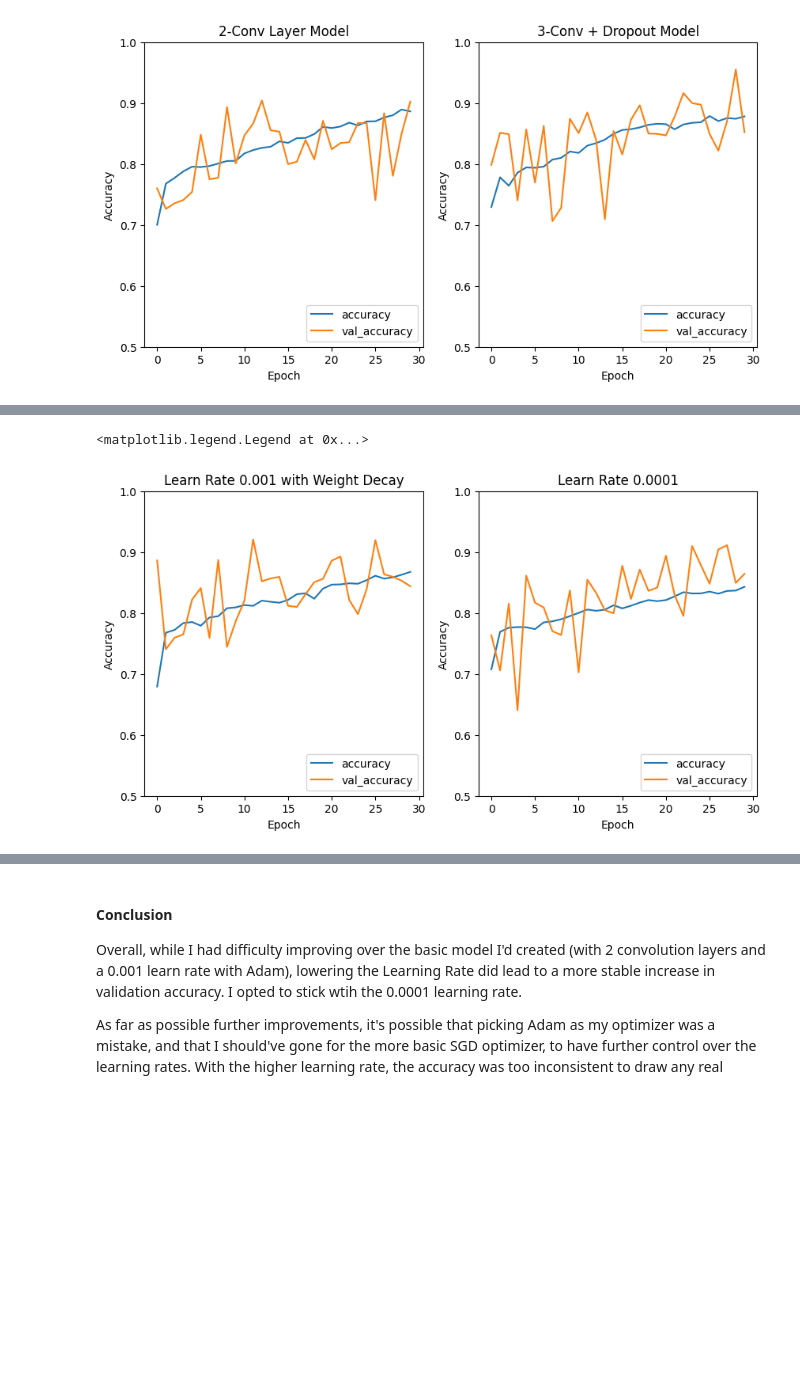
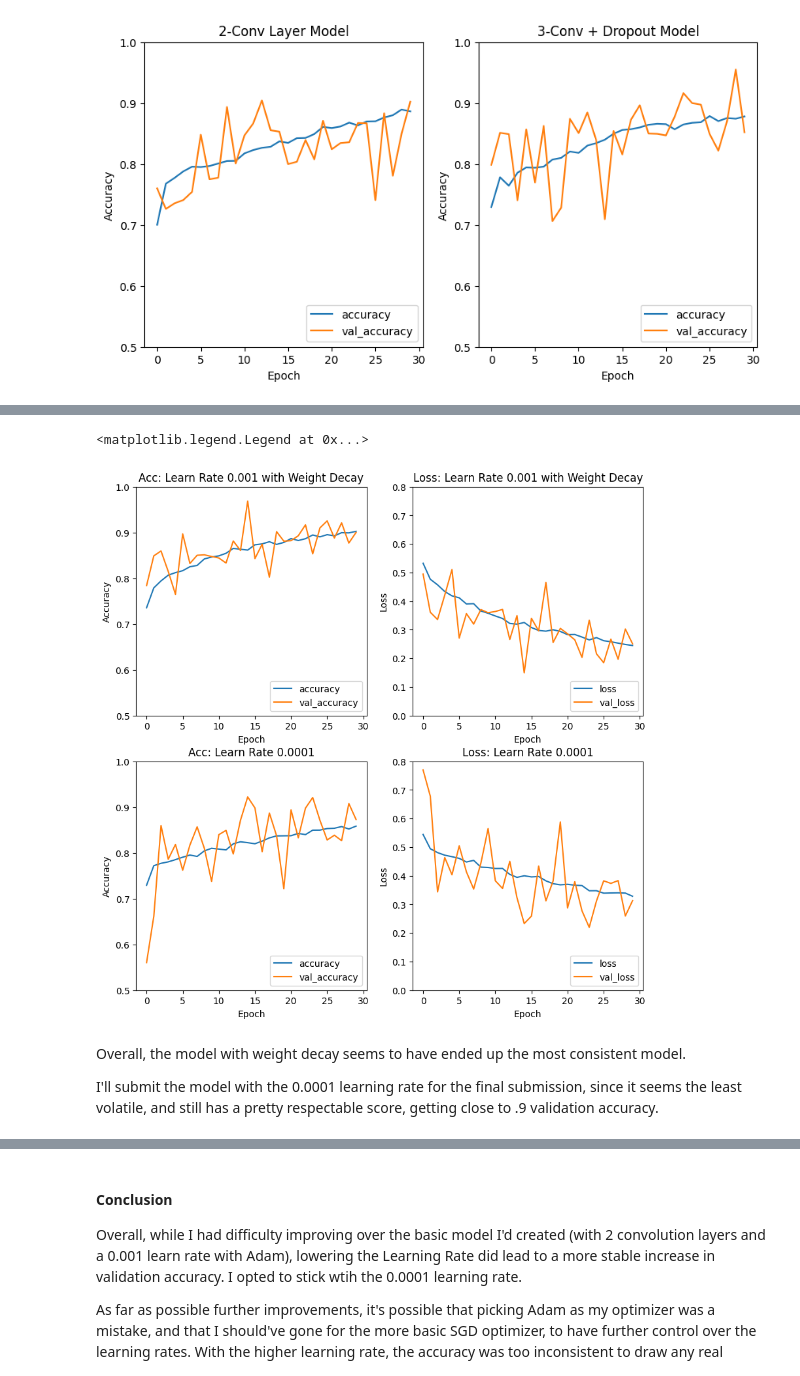
Before and after one commit to bxue2/Histopath-CNN, a Jupyter notebook: Histopath.ipynb, the cells around one changed output, grey strips where cells are left out. Cells and saved outputs as stored; diff of their text form; code cells hidden in the pictures; blank space fills up the shorter version.

```diff
--- a/Histopath.ipynb
+++ b/Histopath.ipynb
@@ -128,7 +127,7 @@ Creating the data generators for the training and validation data. Rescaling to
 # %%
 from tensorflow.keras.preprocessing.image import ImageDataGenerator
 
-BATCH_SIZE = 32
+BATCH_SIZE = 64
 IMG_SIZE = (96, 96)
 
 datagen = tf.keras.preprocessing.image.ImageDataGenerator(rescale=1./255, validation_split = 0.2)
@@ -139,7 +138,7 @@ train_generator = datagen.flow_from_dataframe(
     x_col = "id",
     y_col = "label",
     target_size = IMG_SIZE,
-    color_mode = "rgb",
+    # color_mode = "rgb",
     batch_size = BATCH_SIZE,
     class_mode = "binary",
     subset = "training",
@@ -153,13 +152,17 @@ validation_generator = datagen.flow_from_dataframe(
     x_col = "id",
     y_col = "label",
     target_size=IMG_SIZE,
-    color_mode = "rgb",
+    # color_mode = "rgb",
     batch_size = BATCH_SIZE,
     class_mode = "binary",
     subset = "validation",
     validate_filenames = False,
     seed = 10
 )
+
+x, y = next(iter(train_generator))
+print(x.shape)
+print(y.shape)
 # %% [output]
 Found 123213 non-validated image filenames belonging to 2 classes.
 Found 13201 non-validated image filenames belonging to 2 classes.
@@ -467,22 +472,42 @@ Epoch 30/30
 # %%
 # Graphs
-fig, (ax3, ax4) = plt.subplots(1, 2, figsize=(10, 5))
+fig, (ax3, ax4) = plt.subplots(2, 2, figsize=(10, 10))
 
-ax3.plot(history3.history['accuracy'], label='accuracy')
-ax3.plot(history3.history['val_accuracy'], label = 'val_accuracy')
-ax3.set_xlabel('Epoch')
-ax3.set_ylabel('Accuracy')
-ax3.set_ylim([0.5, 1])
-ax3.set_title('Learn Rate 0.001 with Weight Decay')
-ax3.legend(loc='lower right')
+ax3[0].plot(history3.history['accuracy'], label='accuracy')
+ax3[0].plot(history3.history['val_accuracy'], label = 'val_accuracy')
+ax3[0].set_xlabel('Epoch')
+ax3[0].set_ylabel('Accuracy')
+ax3[0].set_ylim([0.5, 1])
+ax3[0].set_title('Acc: Learn Rate 0.001 with Weight Decay')
+ax3[0].legend(loc='lower right')
 
-ax4.plot(history4.history['accuracy'], label='accuracy')
-ax4.plot(history4.history['val_accuracy'], label = 'val_accuracy')
-ax4.set_xlabel('Epoch')
-ax4.set_ylabel('Accuracy')
-ax4.set_ylim([0.5, 1])
-ax4.set_title('Learn Rate 0.0001')
-ax4.legend(loc='lower right')
+ax3[1].plot(history3.history['loss'], label='loss')
+ax3[1].plot(history3.history['val_loss'], label = 'val_loss')
+ax3[1].set_xlabel('Epoch')
+ax3[1].set_ylabel('Loss')
+ax3[1].set_ylim([0, .8])
+ax3[1].set_title('Loss: Learn Rate 0.001 with Weight Decay')
+ax3[1].legend(loc='lower right')
+
+ax4[0].plot(history4.history['accuracy'], label='accuracy')
+ax4[0].plot(history4.history['val_accuracy'], label = 'val_accuracy')
+ax4[0].set_xlabel('Epoch')
+ax4[0].set_ylabel('Accuracy')
+ax4[0].set_ylim([0.5, 1])
+ax4[0].set_title('Acc: Learn Rate 0.0001')
+ax4[0].legend(loc='lower right')
+
+ax4[1].plot(history4.history['loss'], label='loss')
+ax4[1].plot(history4.history['val_loss'], label = 'val_loss')
+ax4[1].set_xlabel('Epoch')
+ax4[1].set_ylabel('Loss')
+ax4[1].set_ylim([0, .8])
+ax4[1].set_title('Loss: Learn Rate 0.0001')
+ax4[1].legend(loc='lower right')
 # %% [output]
 <matplotlib.legend.Legend at 0x...>
-[figure, old version]
+[figure, new version]
+# %% [markdown]
+Overall, the model with weight decay seems to have ended up the most consistent model.
+
+I'll submit the model with the 0.0001 learning rate for the final submission, since it seems the least volatile, and still has a pretty respectable score, getting close to .9 validation accuracy.
```
Also changed, not shown: parts of 10 cells of this notebook.
